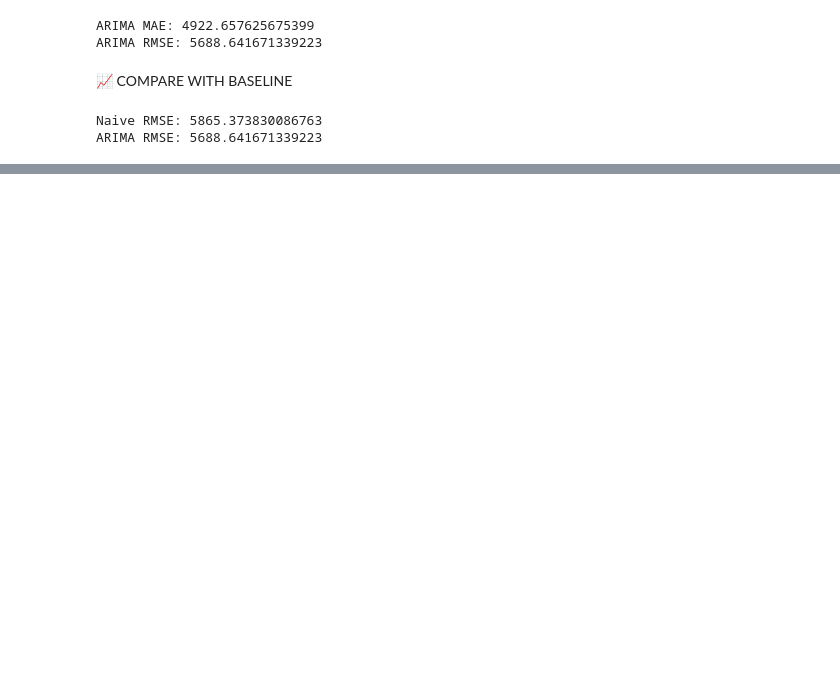
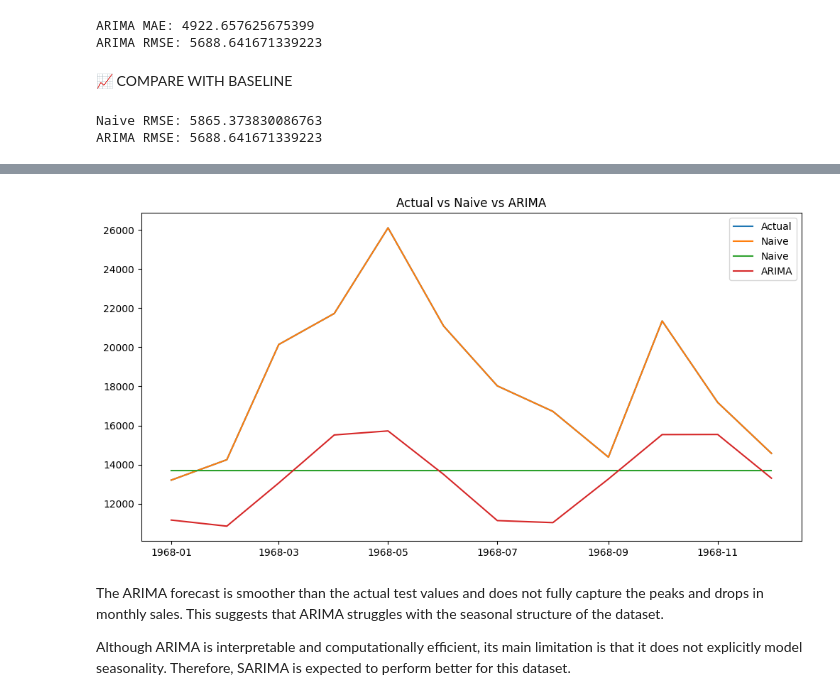
Before and after one commit to RAJDONDA89/Group-project_-Advance-Forecasting, a Jupyter notebook: Notebooks/ARIMA.ipynb, the cells around one changed output, grey strips where cells are left out. Saved outputs shown, nothing was run; the diff lists cells and outputs as text; code cells hidden in the pictures; blank space fills up the shorter version.

Commit message:
Improve ARIMA explanations and reflection

```diff
--- a/Notebooks/ARIMA.ipynb
+++ b/Notebooks/ARIMA.ipynb
@@ -126,10 +164,15 @@ HYPERPARAMETER TUNING
 # %%
 orders = [(1,1,1), (2,1,1), (2,1,2), (1,1,2)]
+results = []
 
 for order in orders:
     model = ARIMA(train['Sales'], order=order)
     result = model.fit()
+    results.append((order, result.aic))
     print(f"ARIMA{order} AIC:", result.aic)
+
+best_order = min(results, key=lambda x: x[1])[0]
+print("Best ARIMA order:", best_order)
 # %% [output]
 ARIMA(1, 1, 1) AIC: 1802.3845736066169
 ARIMA(2, 1, 1) AIC: 1784.6024405411515
@@ -176,0 +254,7 @@ ARIMA RMSE: 5688.641671339223
+# %%
+arima_model = ARIMA(train["Sales"], order=best_order)
+arima_fitted = arima_model.fit()
+
+forecast_arima = arima_fitted.forecast(steps=12)
+
+forecast_arima
@@ -176,0 +275,14 @@ ARIMA RMSE: 5688.641671339223
+# %%
+plt.figure(figsize=(12,6))
+plt.plot(test.index, test["Sales"], label="Actual")
+plt.plot(test.index, naive_forecast, label="Naive")
+plt.plot(test.index, forecast_arima, label="ARIMA")
+plt.legend()
+plt.title("Actual vs Naive vs ARIMA")
+plt.show()
+# %% [output]
+[figure, added]
+# %% [markdown]
+The ARIMA forecast is smoother than the actual test values and does not fully capture the peaks and drops in monthly sales. This suggests that ARIMA struggles with the seasonal structure of the dataset.
+
+Although ARIMA is interpretable and computationally efficient, its main limitation is that it does not explicitly model seasonality. Therefore, SARIMA is expected to perform better for this dataset.
```
Also changed, not shown: parts of 16 cells of this notebook.
